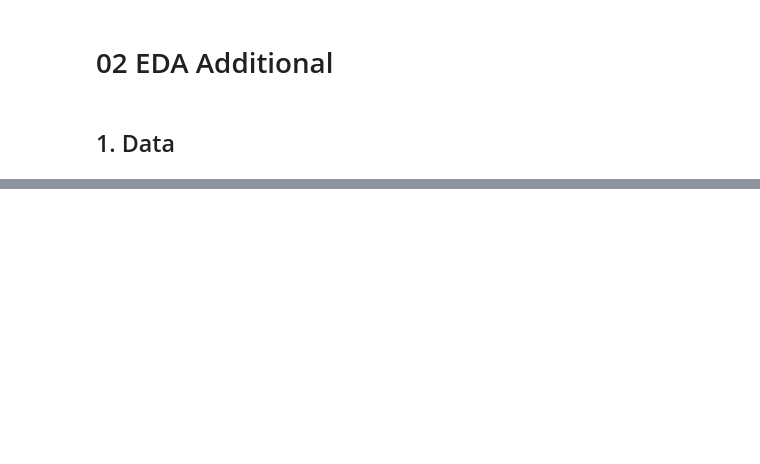
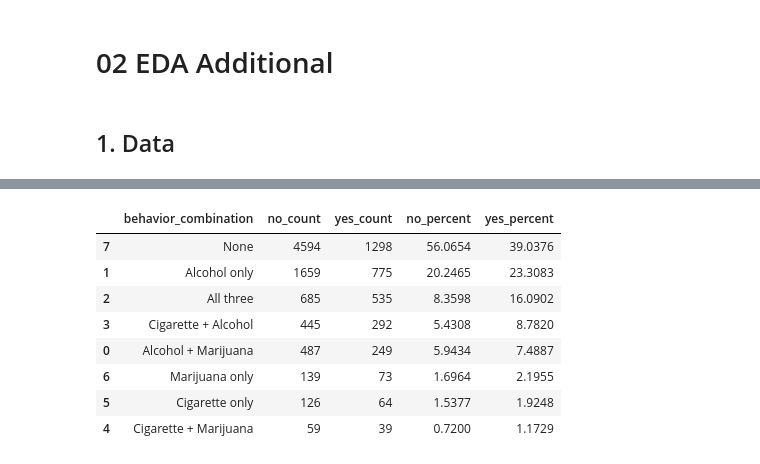
Before and after one commit to asd854026/2026-Spring-Stat2-Cycle3, a Jupyter notebook: notebooks/02_EDA_Additional.ipynb, the cells around one changed output, grey strips where cells are left out. Drawn from its saved outputs; the diff is of its cells as text; code cells hidden in the pictures; blank space fills up the shorter version.

```diff
--- a/notebooks/02_EDA_Additional.ipynb
+++ b/notebooks/02_EDA_Additional.ipynb
@@ -158,0 +91,83 @@ display(combination_table)
+# %%
+# ------------------------------------------------------------
+# Helper functions for behavior combinations
+# ------------------------------------------------------------
+def create_combination_label(row, indicator_map):
+    present = [label for col, label in indicator_map if row[col] == 1]
+
+    if len(present) == 0:
+        return "None"
+    if len(present) == 3:
+        return "All three"
+    if len(present) == 1:
+        return f"{present[0]} only"
+    return " + ".join(present)
+
+
+def build_combination_table(data, combination_col, output_name):
+    group_order = ["Sad/Hopeless: No", "Sad/Hopeless: Yes"]
+
+    counts = pd.crosstab(
+        data[combination_col],
+        data["sad_group"]
+    ).reindex(columns=group_order, fill_value=0)
+
+    props = pd.crosstab(
+        data[combination_col],
+        data["sad_group"],
+        normalize="columns"
+    ).reindex(columns=group_order, fill_value=0) * 100
+
+    table = pd.DataFrame({
+        "behavior_combination": counts.index,
+        "no_count": counts["Sad/Hopeless: No"].values,
+        "yes_count": counts["Sad/Hopeless: Yes"].values,
+        "no_percent": props["Sad/Hopeless: No"].values,
+        "yes_percent": props["Sad/Hopeless: Yes"].values
+    })
+
+    table.to_csv(TAB_DIR / output_name, index=False)
+    return table
+
+# Substance-related risk behavior combinations
+substance_map = [
+    ("smoker_binary", "Cigarette"),
+    ("alcohol_binary", "Alcohol"),
+    ("marijuana_binary", "Marijuana")
+]
+
+analysis["substance_behavior_combination"] = analysis.apply(
+    lambda row: create_combination_label(row, substance_map),
+    axis=1
+)
+
+substance_combination_table = build_combination_table(
+    analysis,
+    "substance_behavior_combination",
+    "02_substance_behavior_combination_table.csv"
+)
+
+# Healthy diet behavior combinations
+healthy_diet_map = [
+    ("fruit_daily_binary", "Fruit"),
+    ("green_salad_daily_binary", "Salad"),
+    ("other_vegetable_daily_binary", "Vegetables")
+]
+
+analysis["healthy_diet_combination"] = analysis.apply(
+    lambda row: create_combination_label(row, healthy_diet_map),
+    axis=1
+)
+
+healthy_diet_combination_table = build_combination_table(
+    analysis,
+    "healthy_diet_combination",
+    "02_healthy_diet_combination_table.csv"
+)
+
+print("Substance-related risk behavior combinations:")
+display(substance_combination_table.sort_values("yes_percent", ascending=False))
+
+print("Healthy diet behavior combinations:")
+display(healthy_diet_combination_table.sort_values("yes_percent", ascending=False))
+# %% [output]
@@ -158,0 +175,9 @@ display(combination_table)
+|  | behavior_combination | no_count | yes_count | no_percent | yes_percent |
+| 7 | None | 4594 | 1298 | 56.0654 | 39.0376 |
+| 1 | Alcohol only | 1659 | 775 | 20.2465 | 23.3083 |
+| 2 | All three | 685 | 535 | 8.3598 | 16.0902 |
+| 3 | Cigarette + Alcohol | 445 | 292 | 5.4308 | 8.7820 |
+| 0 | Alcohol + Marijuana | 487 | 249 | 5.9434 | 7.4887 |
+| 6 | Marijuana only | 139 | 73 | 1.6964 | 2.1955 |
+| 5 | Cigarette only | 126 | 64 | 1.5377 | 1.9248 |
+| 4 | Cigarette + Marijuana | 59 | 39 | 0.7200 | 1.1729 |
```
Also changed, not shown: parts of 23 cells of this notebook, 33 other files.
